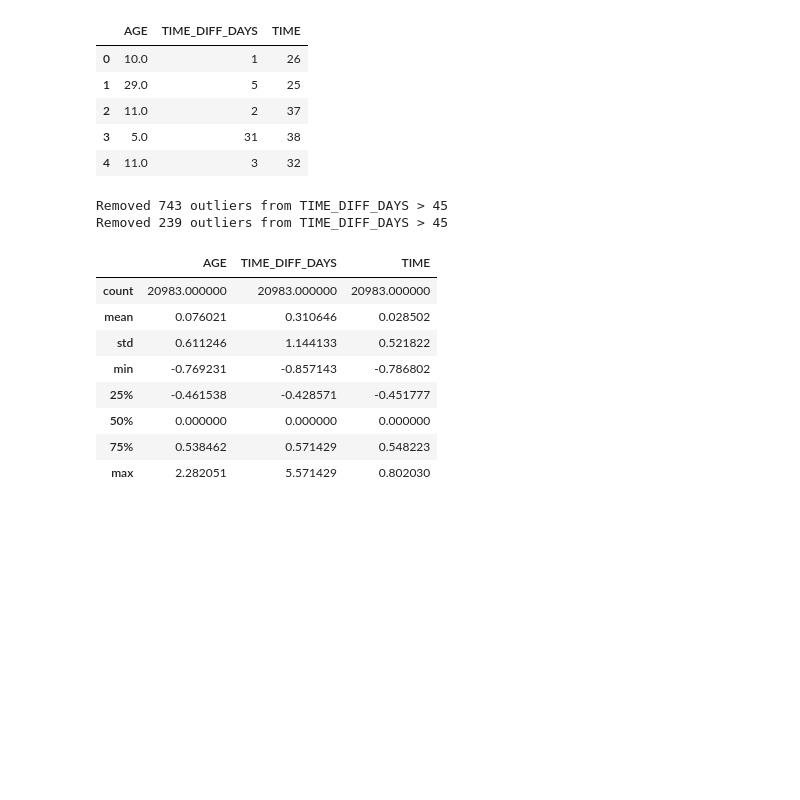
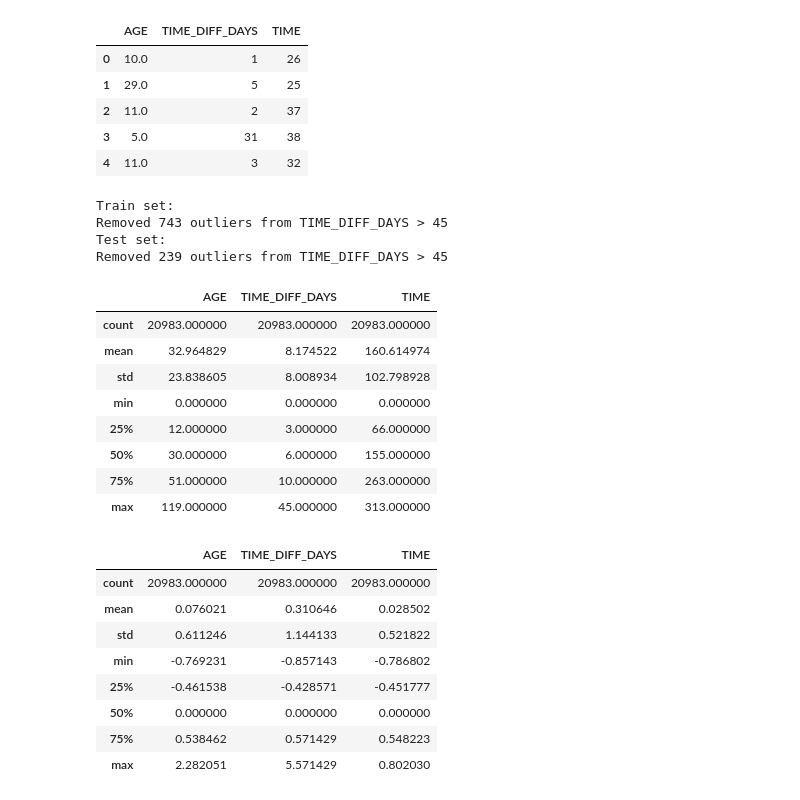
Before and after one commit to PietroGolfeto/DataSUS-Chikungunya-ML, a Jupyter notebook: data-training/training.ipynb, the cells around one changed output. Cells and saved outputs as stored; diff of their text form; code cells hidden in the pictures; blank space fills up the shorter version.

```diff
--- a/data-training/training.ipynb
+++ b/data-training/training.ipynb
@@ -145,10 +146,28 @@ def remove_outliers(X, y, col, thresh):
     print(f"Removed {len(X) - len(X_clean)} outliers from {col} > {thresh}")
     return X_clean, y_clean
 # %%
-# Remove rows where TIME_DIFF_DAYS > 60 -> consider as outlier, before normalization
+# Remove rows where TIME_DIFF_DAYS > 45 -> consider as outliers
+print("Train set:")
 X_train, y_train = remove_outliers(X=X_train, y=y_train, col='TIME_DIFF_DAYS', thresh=45)
+
+print("Test set:")
 X_test , y_test  = remove_outliers(X=X_test , y=y_test, col='TIME_DIFF_DAYS', thresh=45)
 # %% [output]
+Train set:
 Removed 743 outliers from TIME_DIFF_DAYS > 45
+Test set:
 Removed 239 outliers from TIME_DIFF_DAYS > 45
+# %%
+# Continuos features before scaling
+X_train[['AGE', 'TIME_DIFF_DAYS', 'TIME']].describe()
+# %% [output]
+|  | AGE | TIME_DIFF_DAYS | TIME |
+| count | 20983.000000 | 20983.000000 | 20983.000000 |
+| mean | 32.964829 | 8.174522 | 160.614974 |
+| std | 23.838605 | 8.008934 | 102.798928 |
+| min | 0.000000 | 0.000000 | 0.000000 |
+| 25% | 12.000000 | 3.000000 | 66.000000 |
+| 50% | 30.000000 | 6.000000 | 155.000000 |
+| 75% | 51.000000 | 10.000000 | 263.000000 |
+| max | 119.000000 | 45.000000 | 313.000000 |
 # %%
```
Also changed, not shown: parts of 27 cells of this notebook, 1 other file.
